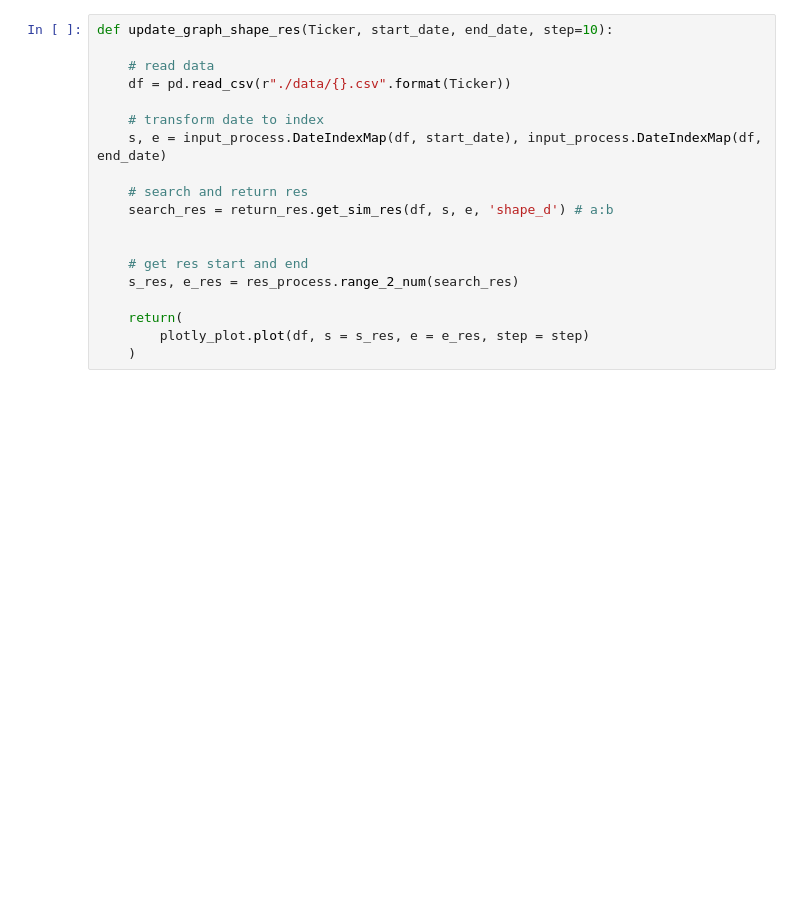
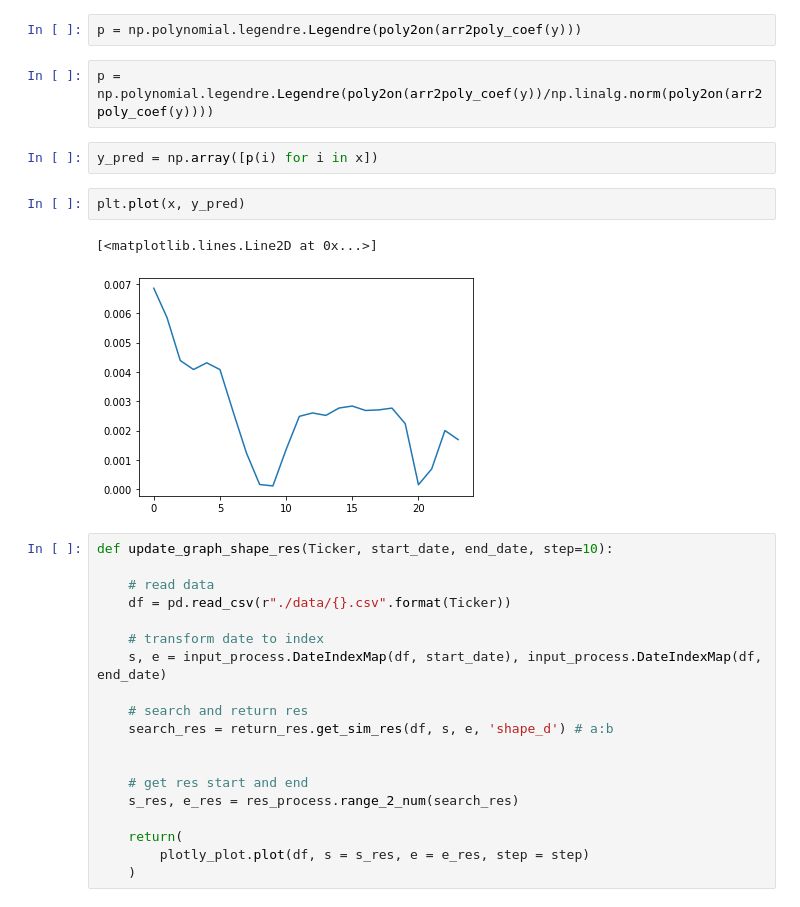
Before and after one commit to imjimmylol/dash, a Jupyter notebook: debug2.ipynb, the cells around one changed output. Cells and saved outputs as stored; diff of their text form; blank space fills up the shorter version.

```diff
--- a/debug2.ipynb
+++ b/debug2.ipynb
@@ -16,3 +47,14 @@ s, e = input_process.DateIndexMap(df, start_date), input_process.DateIndexMap(df
+# %%
+p = np.polynomial.legendre.Legendre(poly2on(arr2poly_coef(y)))
+# %%
+p = np.polynomial.legendre.Legendre(poly2on(arr2poly_coef(y))/np.linalg.norm(poly2on(arr2poly_coef(y))))
+# %%
+y_pred = np.array([p(i) for i in x])
+# %%
+plt.plot(x, y_pred)
+# %% [output]
+[<matplotlib.lines.Line2D at 0x...>]
+[figure, added]
 # %%
 def update_graph_shape_res(Ticker, start_date, end_date, step=10):
 
```
Also changed, not shown: parts of 5 cells of this notebook, 4 other files.
